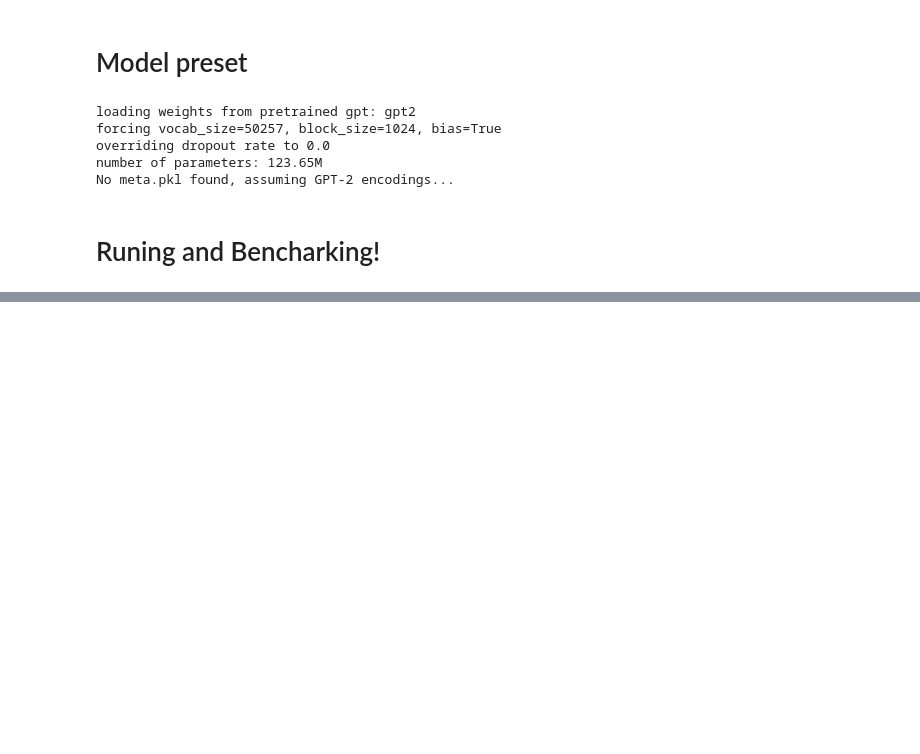
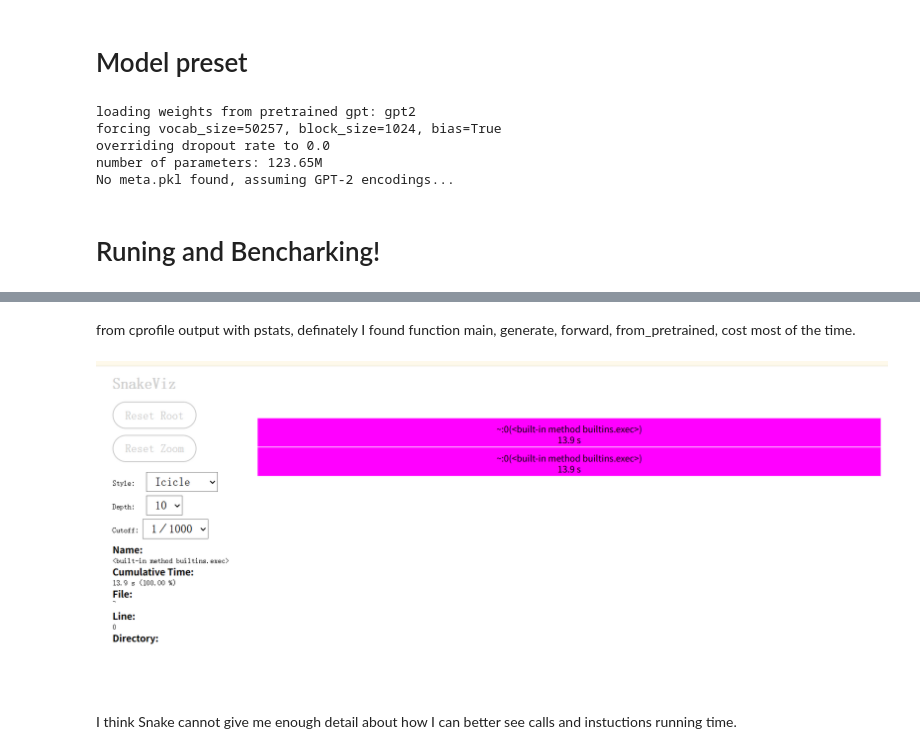
Before and after one commit to ZDYnb/HW4AI_ECE_410_2025_Spring, a Jupyter notebook: Challenge_lists/Challenge#9/Code/Progress/Transformer.ipynb, the cells around one changed output, grey strips where cells are left out. Saved outputs shown, nothing was run; the diff lists cells and outputs as text; code cells hidden in the pictures; blank space fills up the shorter version.

Commit message:
add Ch#9 progress - initial profile, finishing cprofile and snakeviz, but found snakeviz is not that performing well

```diff
--- a/Challenge_lists/Challenge#9/Code/Progress/Transformer.ipynb
+++ b/Challenge_lists/Challenge#9/Code/Progress/Transformer.ipynb
@@ -498,0 +613,2 @@ Tokens per second: 46.54 tokens/s
+# %% [markdown]
+from cprofile output with pstats, definately I found function main, generate, forward, from_pretrained, cost most of the time.
@@ -498,0 +619,8 @@ Tokens per second: 46.54 tokens/s
+# %%
+from IPython.display import Image
+
+Image(filename="gpt2sampleTimer.png")
+# %% [output]
+[figure, added]
+# %% [markdown]
+I think Snake cannot give me enough detail about how I can better see calls and instuctions running time.
```
Also changed, not shown: parts of 11 cells of this notebook, 3 other files.
